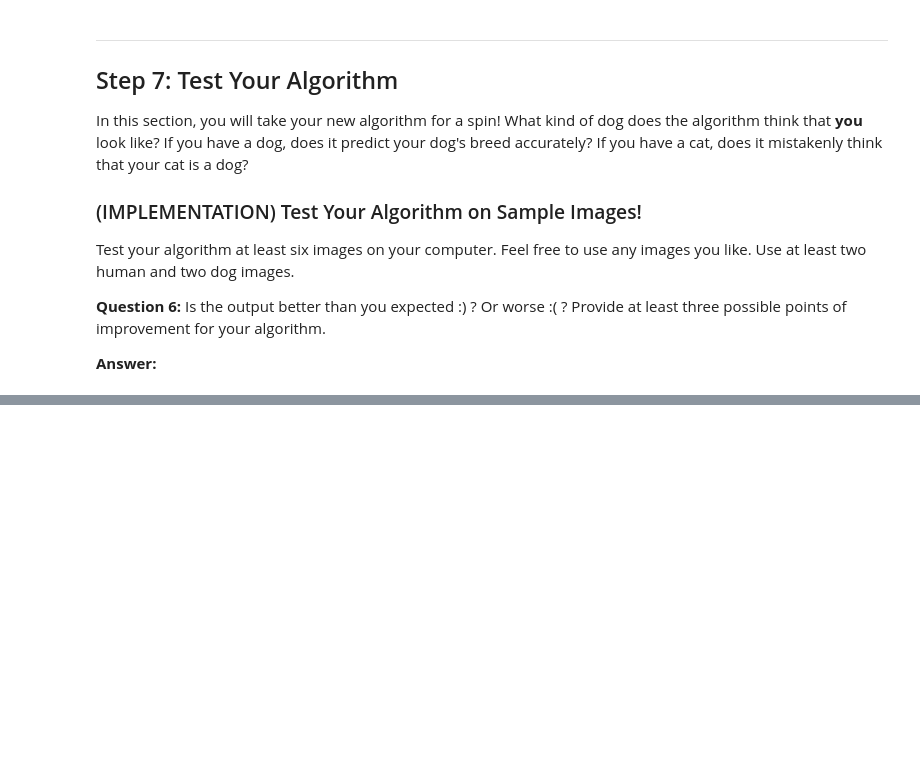
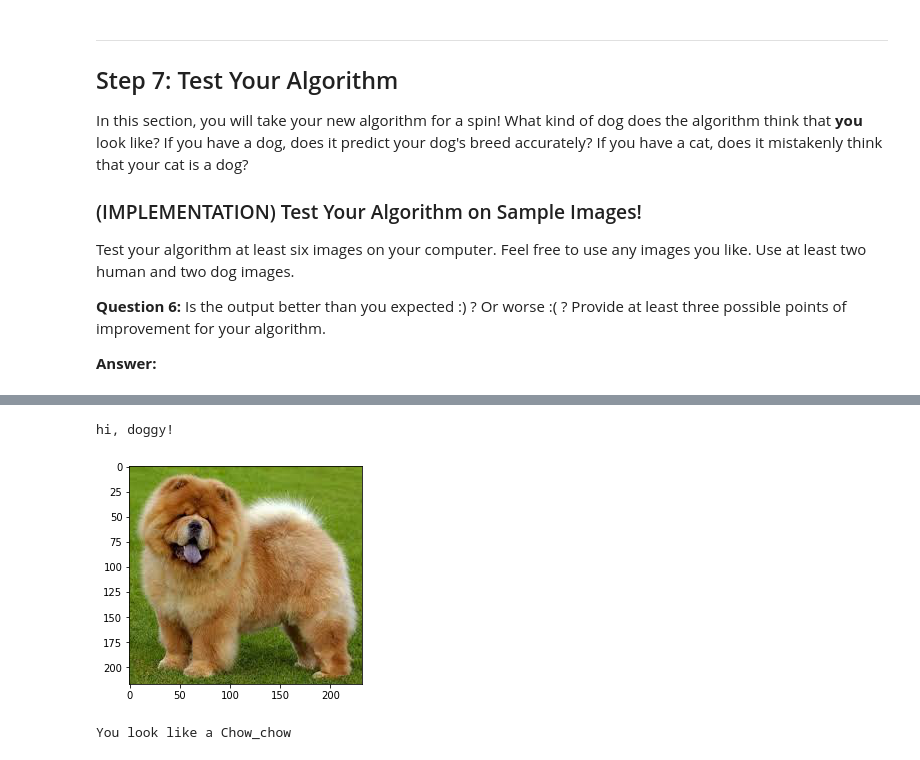
Before and after one commit to Natatisha/dog-project, a Jupyter notebook: dog_app.ipynb, the cells around one changed output, grey strips where cells are left out. Drawn from its saved outputs; the diff is of its cells as text; code cells hidden in the pictures; blank space fills up the shorter version.

```diff
--- a/dog_app.ipynb
+++ b/dog_app.ipynb
@@ -666,0 +826,6 @@ __Answer:__
+# %%
+predict_img('images/dog1.jpeg')
+# %% [output]
+hi, doggy!
+[figure, added]
+You look like a Chow_chow
```
Also changed, not shown: parts of 29 cells of this notebook, 8 other files.
